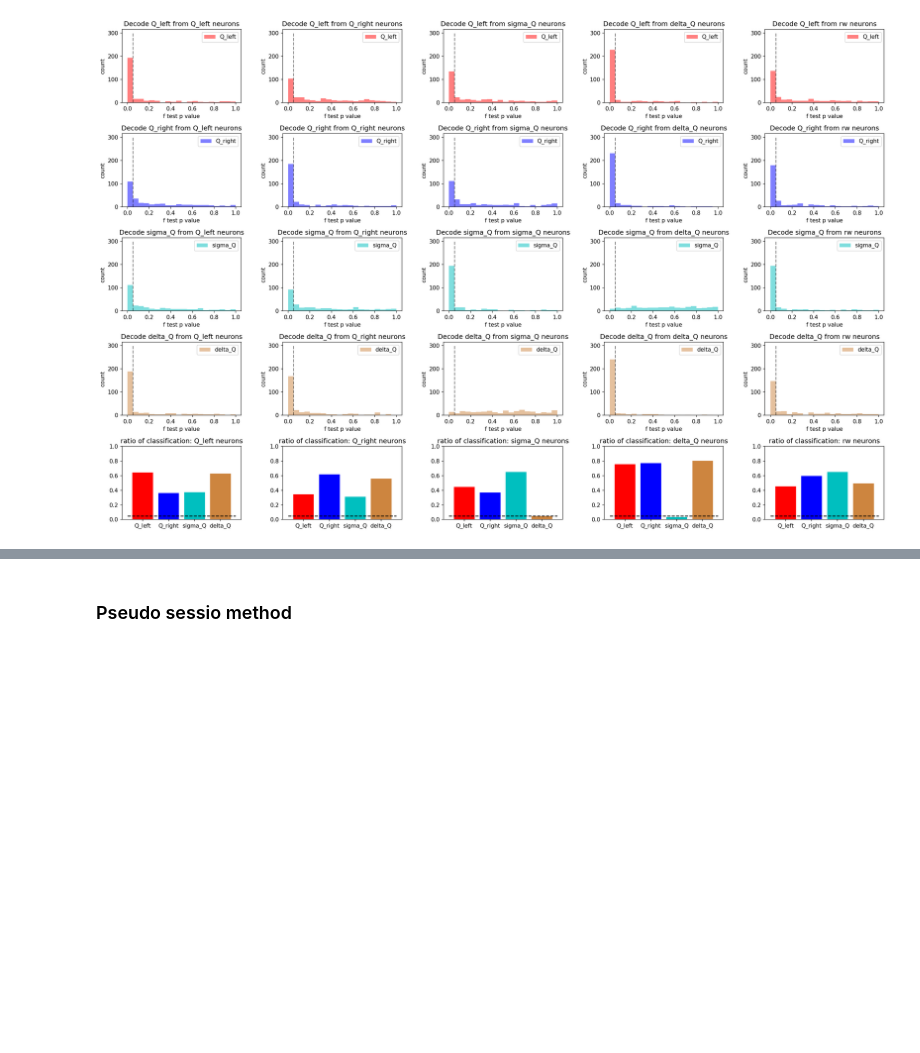
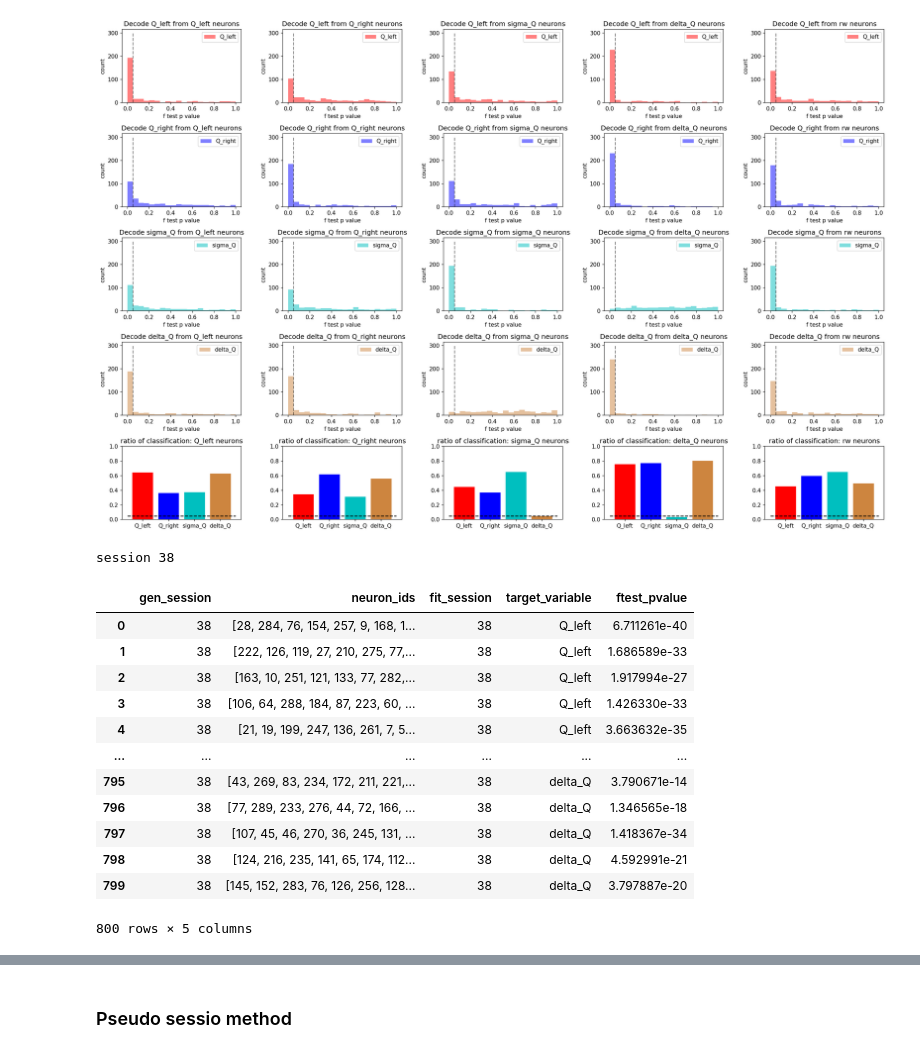
Before and after one commit to pckuo/map-ephys, a Jupyter notebook: notebook/pckuo/nonsense_corr_decoding.ipynb, the cells around one changed output, grey strips where cells are left out. Saved outputs shown, nothing was run; the diff lists cells and outputs as text; code cells hidden in the pictures; blank space fills up the shorter version.

```diff
--- a/notebook/pckuo/nonsense_corr_decoding.ipynb
+++ b/notebook/pckuo/nonsense_corr_decoding.ipynb
@@ -213,10 +212,13 @@ plt.tight_layout()
 # %% [output]
 [figure]
 # %%
-# naive fit of populatio neurons
+# naive fit of population neurons
 target_variables = ['Q_left', 'Q_right', 'sigma_Q', 'delta_Q']
-naive_fit_population_columns = ['gen_session', 'neuron_id', 'fit_session', 'target_variable', 'ftest_pvalue']
-df_naive_fit_dict = {neuron_type: pd.DataFrame(columns=naive_fit_columns) for neuron_type in neuron_types}
+naive_fit_population_columns = ['gen_session', 'neuron_ids', 'fit_session', 'target_variable', 'ftest_pvalue']
+df_naive_fit_population_dict = {neuron_type: pd.DataFrame(columns=naive_fit_population_columns) for neuron_type in neuron_types}
+
+n_simulations = 200
+n_neuron_in_population = 20
 
 # fit simulated neurons
 for session in sessions:
@@ -225,7 +227,7 @@ for session in sessions:
 
     for neuron_type in neuron_types:
         neurons = sim_neurons[neuron_type]
-        df_naive_fit = df_naive_fit_dict[neuron_type]
+        df_naive_fit = df_naive_fit_population_dict[neuron_type]
 
         for target_variable in target_variables:
             if target_variable in ['Q_left', 'Q_right']:
@@ -237,12 +239,33 @@ for session in sessions:
             else:
                 raise ValueError('incorrect target variable type!')
 
-            for n in range(len(neurons)):
-                fr = neurons[(neurons['session']==session) & (neurons['neuron_id']==n)]['firing_rates'].values[0]
+            for n_sim in range(n_simulations):
+                neuron_ids = np.random.choice(np.arange(0, len(neurons)), size=n_neuron_in_population, replace=False)
+                fr = np.empty((X.shape[0], n_neuron_in_population))
+                for j, neuron_id in enumerate(neuron_ids):
+                    fr[:, j] = neurons[(neurons['session']==session) & (neurons['neuron_id']==neuron_id)]['firing_rates'].values[0]
                 fr = sm.add_constant(fr)
                 # decoding models: fr --> X
                 model = sm.OLS(X, fr)
                 results = model.fit()
                 #print(f'{neuron_type} {n} {target_variable}')
                 #print(f' {results.f_pvalue}')
-                df_naive_fit.loc[len(df_naive_fit.index)] = [session, n, session, target_variable, results.f_pvalue]
+                df_naive_fit.loc[len(df_naive_fit.index)] = [session, neuron_ids, session, target_variable, results.f_pvalue]
+# %% [output]
+session 38
+# %%
+df_naive_fit_population_dict['Q_left']
+# %% [output]
+|  | gen_session | neuron_ids | fit_session | target_variable | ftest_pvalue |
+| 0 | 38 | [28, 284, 76, 154, 257, 9, 168, 1... | 38 | Q_left | 6.711261e-40 |
+| 1 | 38 | [222, 126, 119, 27, 210, 275, 77,... | 38 | Q_left | 1.686589e-33 |
+| 2 | 38 | [163, 10, 251, 121, 133, 77, 282,... | 38 | Q_left | 1.917994e-27 |
+| 3 | 38 | [106, 64, 288, 184, 87, 223, 60, ... | 38 | Q_left | 1.426330e-33 |
+| 4 | 38 | [21, 19, 199, 247, 136, 261, 7, 5... | 38 | Q_left | 3.663632e-35 |
+| ... | ... | ... | ... | ... | ... |
+| 795 | 38 | [43, 269, 83, 234, 172, 211, 221,... | 38 | delta_Q | 3.790671e-14 |
+| 796 | 38 | [77, 289, 233, 276, 44, 72, 166, ... | 38 | delta_Q | 1.346565e-18 |
+| 797 | 38 | [107, 45, 46, 270, 36, 245, 131, ... | 38 | delta_Q | 1.418367e-34 |
+| 798 | 38 | [124, 216, 235, 141, 65, 174, 112... | 38 | delta_Q | 4.592991e-21 |
+| 799 | 38 | [145, 152, 283, 76, 126, 256, 128... | 38 | delta_Q | 3.797887e-20 |
+800 rows × 5 columns
```
Also changed, not shown: parts of 8 cells of this notebook, 16 other files.
